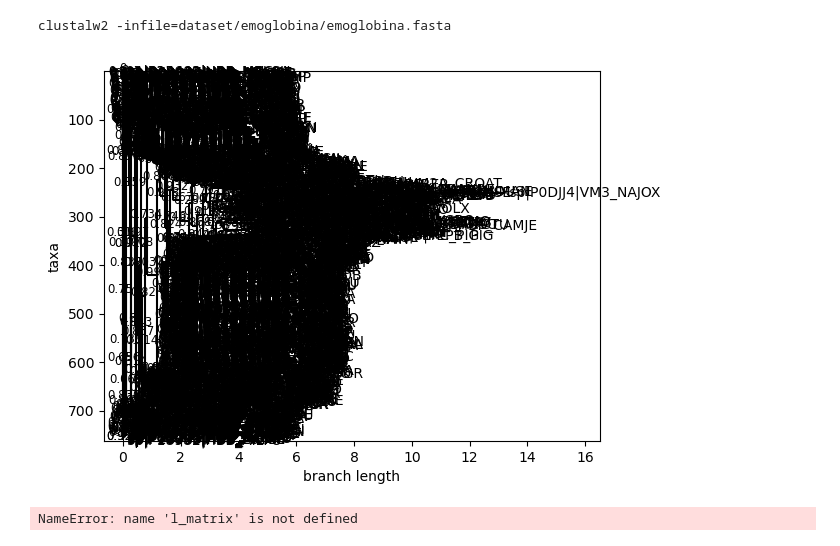
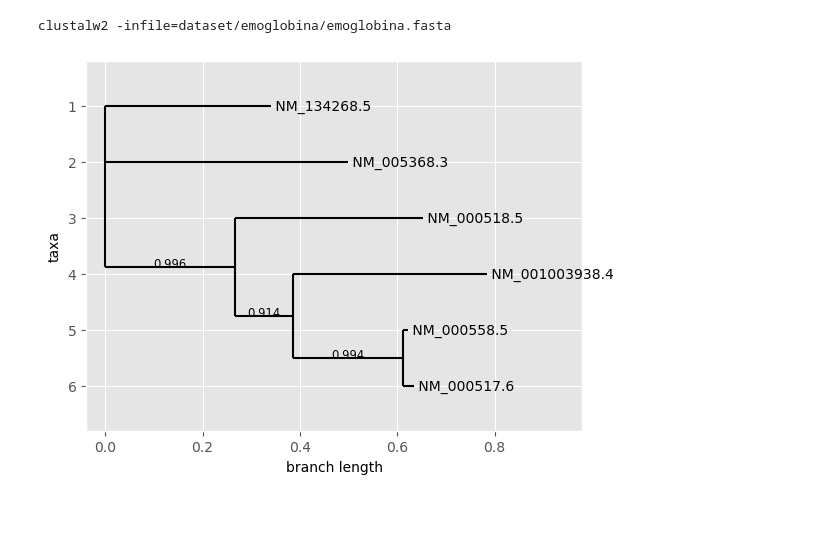
Before and after one commit to matteotolloso/BioEmbedding, a Jupyter notebook: hierarchical.ipynb, the cells around one changed output. Drawn from its saved outputs; the diff is of its cells as text; code cells hidden in the pictures; blank space fills up the shorter version.

```diff
--- a/hierarchical.ipynb
+++ b/hierarchical.ipynb
@@ -176,9 +185,9 @@ print(cmd)
 clustalw2 -infile=dataset/emoglobina/emoglobina.fasta
 # %%
 from Bio import Phylo
-tree = Phylo.read("dataset/emoglobina/emoglobina.dnd", format="newick")
+tree = Phylo.read("dataset/globins/globins.dnd2", format="newick")
 
 tree
 Phylo.draw(tree)
 # %% [output]
-[figure, old version]
+[figure, new version]
@@ -189,12 +193,0 @@ Phylo.draw(tree)
-# %%
-fig = tg.plot(
-    l_matrix,
-    linkage_matrix_B,
-    labelsA=IDsNW,
-    labelsB=IDs,
-    sort="step2side",
-    link_kwargs = {},
-    dend_kwargs={}
-)
-# %% [output]
-NameError: name 'l_matrix' is not defined
```
Also changed, not shown: parts of 9 cells of this notebook, 8 other files.
